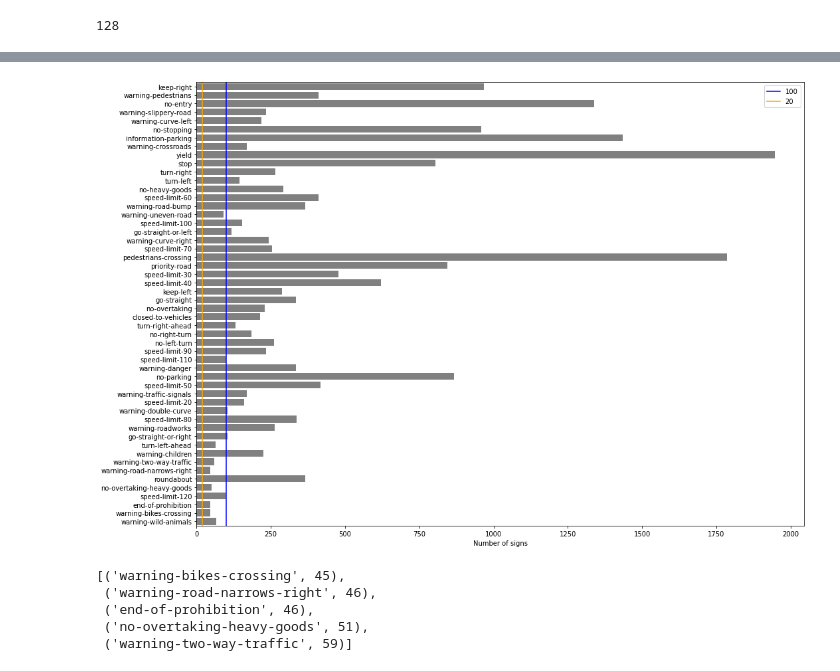
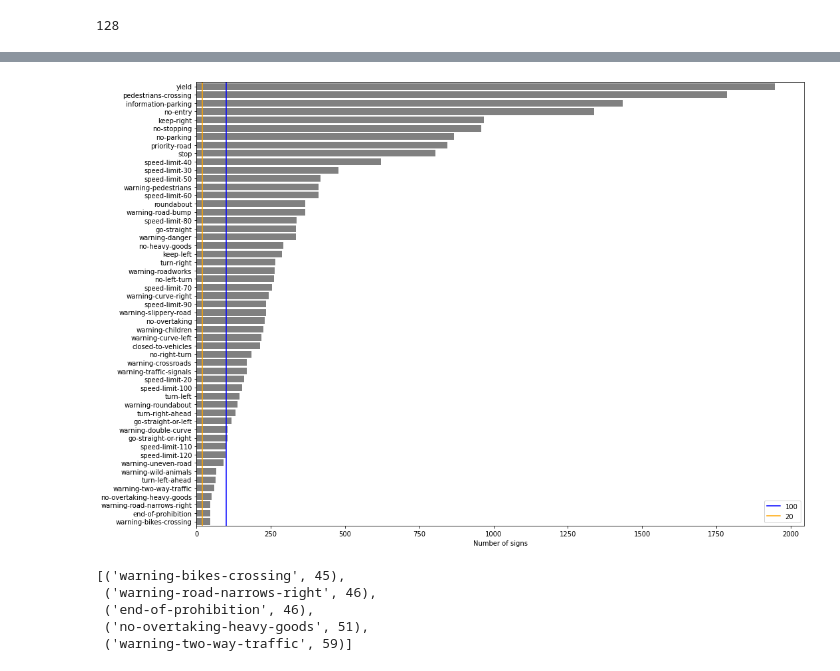
Before and after one commit to tschiolborg/synthetic_data_project, a Jupyter notebook: reduce_classes.ipynb, the cells around one changed output, grey strips where cells are left out. Drawn from its saved outputs; the diff is of its cells as text; code cells hidden in the pictures.

```diff
--- a/reduce_classes.ipynb
+++ b/reduce_classes.ipynb
@@ -143,17 +143,19 @@ len(count)
 # %%
 def plot_count(x, y):
     fig = plt.figure(figsize=(15,10))
     sns.barplot(x=x, y=y, color='gray')
     plt.axvline(100, 0, 1, color='blue', label='100')
     plt.axvline(20, 0, 1, color='orange', label='20')
     plt.xlabel('Number of signs')
     plt.tight_layout()
     plt.legend()
     plt.show()
 
-plot_count(x=list(count.values()), y=list(count.keys()))
+y, x = zip(*sorted(count.items(), key=lambda x: -x[1]))
+
+plot_count(x=list(x), y=list(y))
 # %% [output]
-[figure, old version]
+[figure, new version]
 # %%
 sorted(count.items(), key=lambda x: x[1])[:5]
 # %% [output]
```
Also changed, not shown: parts of 20 cells of this notebook, 1 other file.
